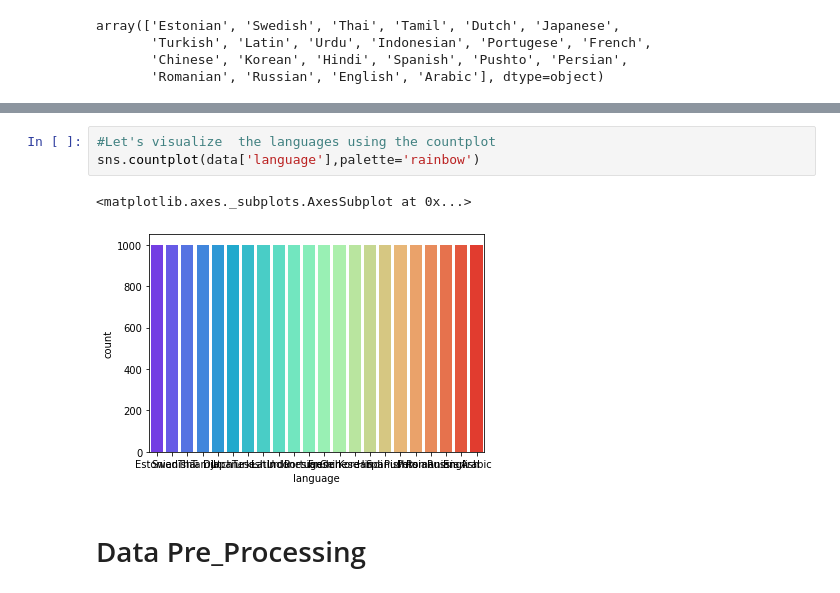
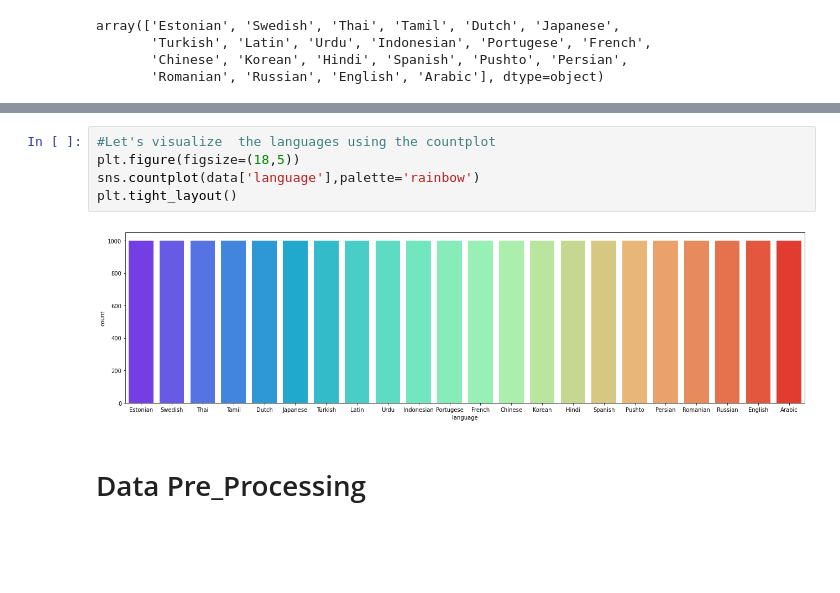
Before and after one commit to PalemSandeepSrinivas/NLP-Language_detection, a Jupyter notebook: Language_detection.ipynb, the cells around one changed output, grey strips where cells are left out. Drawn from its saved outputs; the diff is of its cells as text; blank space fills up the shorter version.

```diff
--- a/Language_detection.ipynb
+++ b/Language_detection.ipynb
@@ -59,8 +79,9 @@ array(['Estonian', 'Swedish', 'Thai', 'Tamil', 'Dutch', 'Japanese',
 # %%
 #Let's visualize  the languages using the countplot
+plt.figure(figsize=(18,5))
 sns.countplot(data['language'],palette='rainbow')
+plt.tight_layout()
 # %% [output]
-<matplotlib.axes._subplots.AxesSubplot at 0x...>
-[figure, old version]
+[figure, new version]
 # %% [markdown]
 # Data Pre_Processing
```
Also changed, not shown: parts of 13 cells of this notebook.
